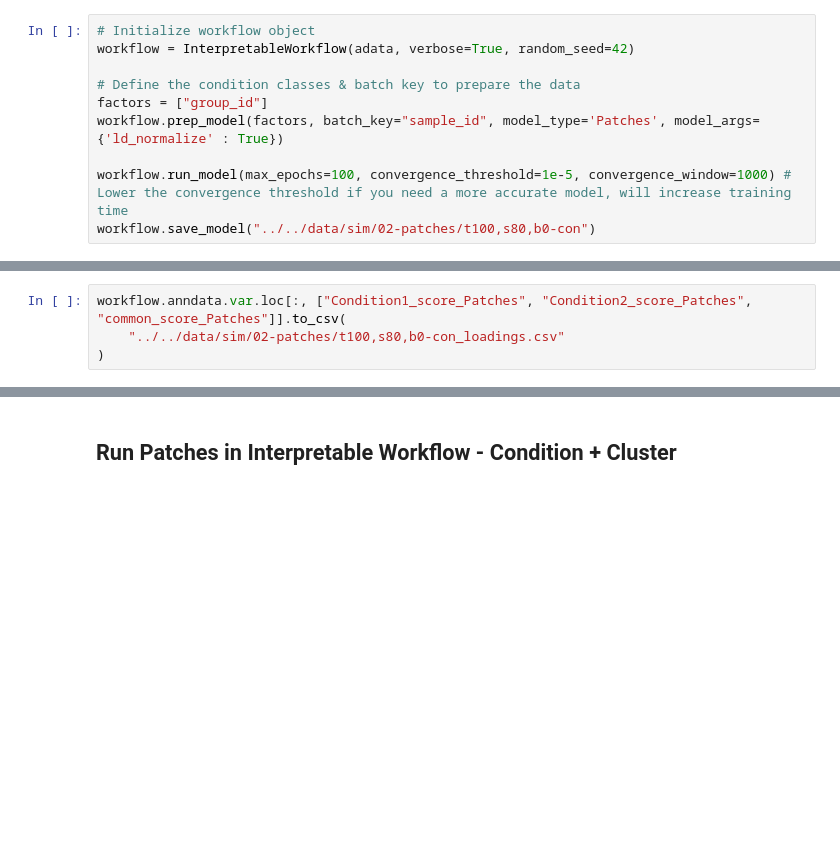
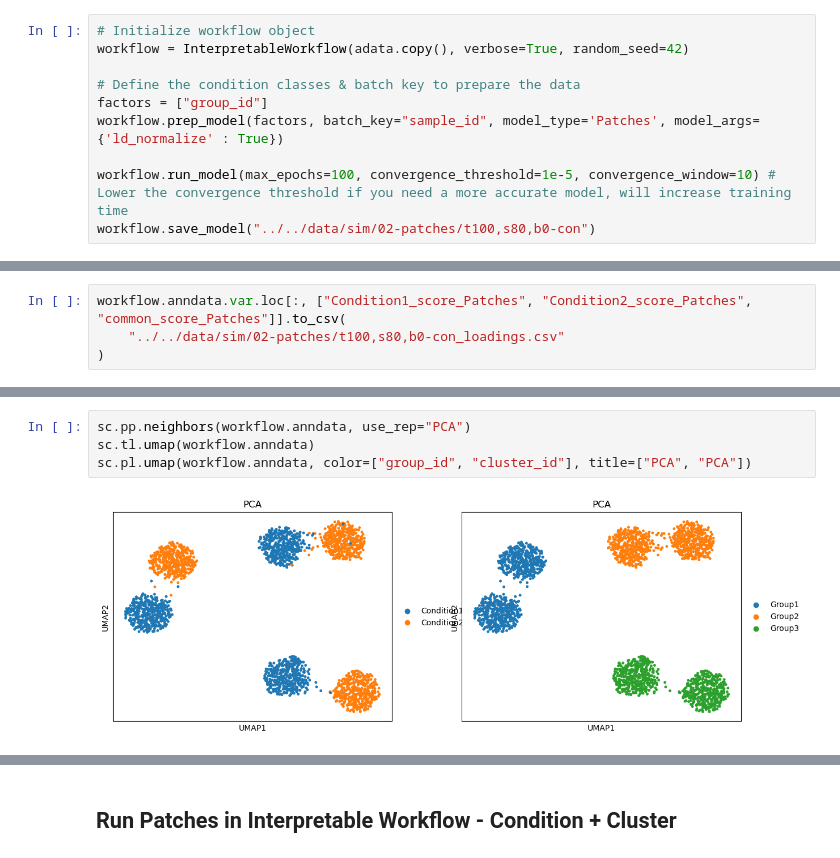
Before and after one commit to michelta00/disentangle-type-state, a Jupyter notebook: notebooks/python/01-patches_sim.ipynb, the cells around one changed output, grey strips where cells are left out. Drawn from its saved outputs; the diff is of its cells as text; blank space fills up the shorter version.

```diff
--- a/notebooks/python/01-patches_sim.ipynb
+++ b/notebooks/python/01-patches_sim.ipynb
@@ -25,11 +94,11 @@ adata
 ## Run Patches in Interpretable Workflow - Condition Only
 # %%
 # Initialize workflow object
-workflow = InterpretableWorkflow(adata, verbose=True, random_seed=42)
+workflow = InterpretableWorkflow(adata.copy(), verbose=True, random_seed=42)
 
 # Define the condition classes & batch key to prepare the data
 factors = ["group_id"]
 workflow.prep_model(factors, batch_key="sample_id", model_type='Patches', model_args={'ld_normalize' : True})
 
-workflow.run_model(max_epochs=100, convergence_threshold=1e-5, convergence_window=1000) # Lower the convergence threshold if you need a more accurate model, will increase training time
+workflow.run_model(max_epochs=100, convergence_threshold=1e-5, convergence_window=10) # Lower the convergence threshold if you need a more accurate model, will increase training time
 workflow.save_model("../../data/sim/02-patches/t100,s80,b0-con")
@@ -53,0 +204,6 @@ workflow.anndata.var.loc[:, ["Condition1_score_Patches", "Condition2_score_Patch
+# %%
+sc.pp.neighbors(workflow.anndata, use_rep="PCA")
+sc.tl.umap(workflow.anndata)
+sc.pl.umap(workflow.anndata, color=["group_id", "cluster_id"], title=["PCA", "PCA"])
+# %% [output]
+[figure, added]
```
Also changed, not shown: parts of 28 cells of this notebook.
